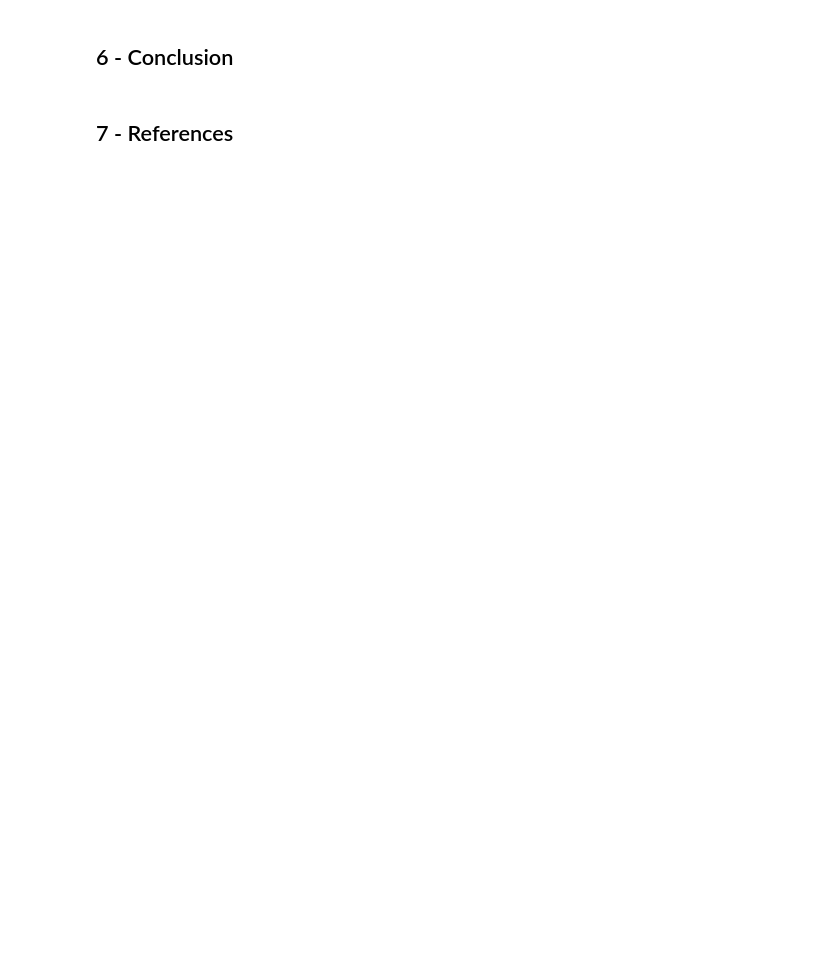
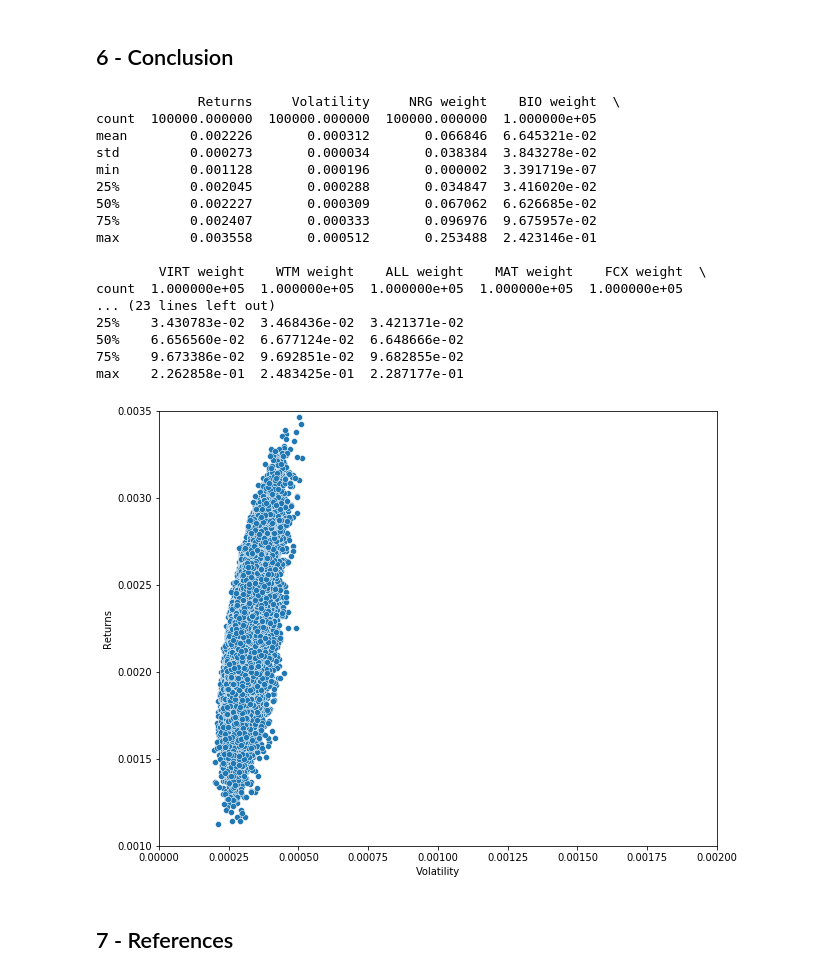
Before and after one commit to patohdzs/getting-them-stonks, a Jupyter notebook: stonks.ipynb, the cells around one changed output. Drawn from its saved outputs; the diff is of its cells as text; code cells hidden in the pictures; blank space fills up the shorter version.

```diff
--- a/stonks.ipynb
+++ b/stonks.ipynb
@@ -225,10 +204,6 @@ Solution weight is
 #### $ \underset{W}{\text{min}} \quad  W^T\:\Sigma \: W$
 #### $\textrm{s.t}\quad \sum_{i=1}^{n}{w_i}=1$
 # %%
-# Defining weights vector
-n = cov_returns.shape[0]
-w = cp.Variable(n)
-
 # Creating objective function and constraints
 objective = cp.quad_form(w, cov_returns)
 constraints = [(np.ones(n))@w == 1]     # market-neutral constraint
@@ -324,4 +300,54 @@ Solution weight is
 # %% [markdown]
 ## 6 - Conclusion
+# %%
+# Monte Carlo simultions of different portfolios
+
+p_ret = [] # Define an empty array for portfolio returns
+p_vol = [] # Define an empty array for portfolio volatilities
+p_weights = [] # Define an empty array for asset weights
+num_portfolios = 100000
+
+for portfolio in range(num_portfolios):
+    weights = np.random.random(n)
+    weights = weights/np.sum(weights)
+    p_weights.append(weights)
+    returns = (ex_returns.to_numpy())@weights
+    volatility =  weights@cov_returns@weights
+    p_ret.append(returns)
+    p_vol.append(volatility)
+simulations = {'Returns':p_ret, 'Volatility':p_vol}
+
+for counter, symbol in enumerate(data.columns.tolist()):
+    simulations[symbol+' weight'] = [w[counter] for w in p_weights]
+
+simulated_portfolios  = pd.DataFrame(simulations)
+print(simulated_portfolios.describe())
+
+f, axs = plt.subplots(figsize=(10, 8))
+sns.scatterplot(data=simulated_portfolios,x=simulated_portfolios['Volatility'],
+                y=simulated_portfolios['Returns'], ax=axs)
+plt.ylim(0.001, 0.0035)
+plt.xlim(0, 0.002)
+
+plt.show()
+# %% [output]
+             Returns     Volatility     NRG weight    BIO weight  \
+count  100000.000000  100000.000000  100000.000000  1.000000e+05
+mean        0.002226       0.000312       0.066846  6.645321e-02
+std         0.000273       0.000034       0.038384  3.843278e-02
+min         0.001128       0.000196       0.000002  3.391719e-07
+25%         0.002045       0.000288       0.034847  3.416020e-02
+50%         0.002227       0.000309       0.067062  6.626685e-02
+75%         0.002407       0.000333       0.096976  9.675957e-02
+max         0.003558       0.000512       0.253488  2.423146e-01
+
+        VIRT weight    WTM weight    ALL weight    MAT weight    FCX weight  \
+count  1.000000e+05  1.000000e+05  1.000000e+05  1.000000e+05  1.000000e+05
+... (23 lines left out)
+25%    3.430783e-02  3.468436e-02  3.421371e-02
+50%    6.656560e-02  6.677124e-02  6.648666e-02
+75%    9.673386e-02  9.692851e-02  9.682855e-02
+max    2.262858e-01  2.483425e-01  2.287177e-01
+[figure, added]
 # %% [markdown]
 ## 7 - References
```
Also changed, not shown: parts of 14 cells of this notebook.
